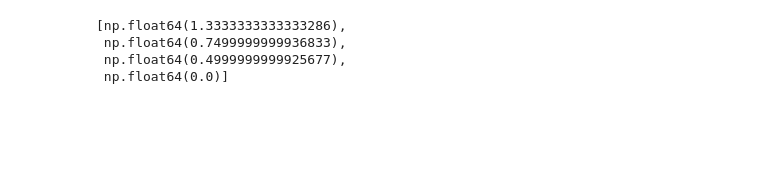
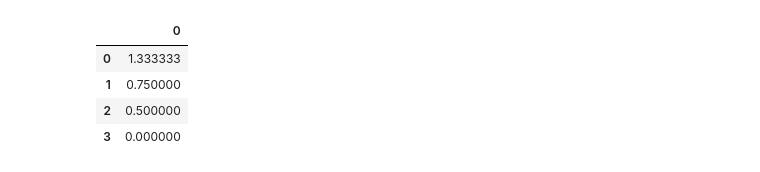
Before and after one commit to lythx/MOWNIT, a Jupyter notebook: lab8/zad2.ipynb, the cells around one changed output. Cells and saved outputs as stored; diff of their text form; code cells hidden in the pictures; blank space fills up the shorter version.

```diff
--- a/lab8/zad2.ipynb
+++ b/lab8/zad2.ipynb
@@ -6,20 +6,22 @@ from scipy.differentiate import derivative
-# %%
-f = lambda x: x**2 - 3*x + 2
-alpha = 2
-
-fi1 = lambda x: (x**2 + 2) / 3
-fi2 = lambda x: np.sqrt(3*x - 2)
-fi3 = lambda x: 3 - (2 / x)
-fi4 = lambda x: (x**2 - 2) / (2*x - 3)
-
-dfi1_2 = derivative(fi1, alpha).df
-dfi2_2 = derivative(fi2, alpha).df
-dfi3_2 = derivative(fi3, alpha).df
-dfi4_2 = derivative(fi4, alpha, initial_step=0.3).df
-[dfi1_2, dfi2_2, dfi3_2, dfi4_2]
-# %% [output]
-[np.float64(1.3333333333333286),
- np.float64(0.7499999999936833),
- np.float64(0.4999999999925677),
- np.float64(0.0)]
+# %%
+f = lambda x: x**2 - 3*x + 2
+alpha = 2
+
+phi1 = lambda x: (x**2 + 2) / 3
+phi2 = lambda x: np.sqrt(3*x - 2)
+phi3 = lambda x: 3 - (2 / x)
+phi4 = lambda x: (x**2 - 2) / (2*x - 3)
+
+dphi1_2 = derivative(phi1, alpha).df
+dphi2_2 = derivative(phi2, alpha).df
+dphi3_2 = derivative(phi3, alpha).df
+dphi4_2 = derivative(phi4, alpha, initial_step=0.3).df
+
+pd.DataFrame([dphi1_2, dphi2_2, dphi3_2, dphi4_2])
+# %% [output]
+|  | 0 |
+| 0 | 1.333333 |
+| 1 | 0.750000 |
+| 2 | 0.500000 |
+| 3 | 0.000000 |
 # %%
```
Also changed, not shown: parts of 6 cells of this notebook, 1 other file.
